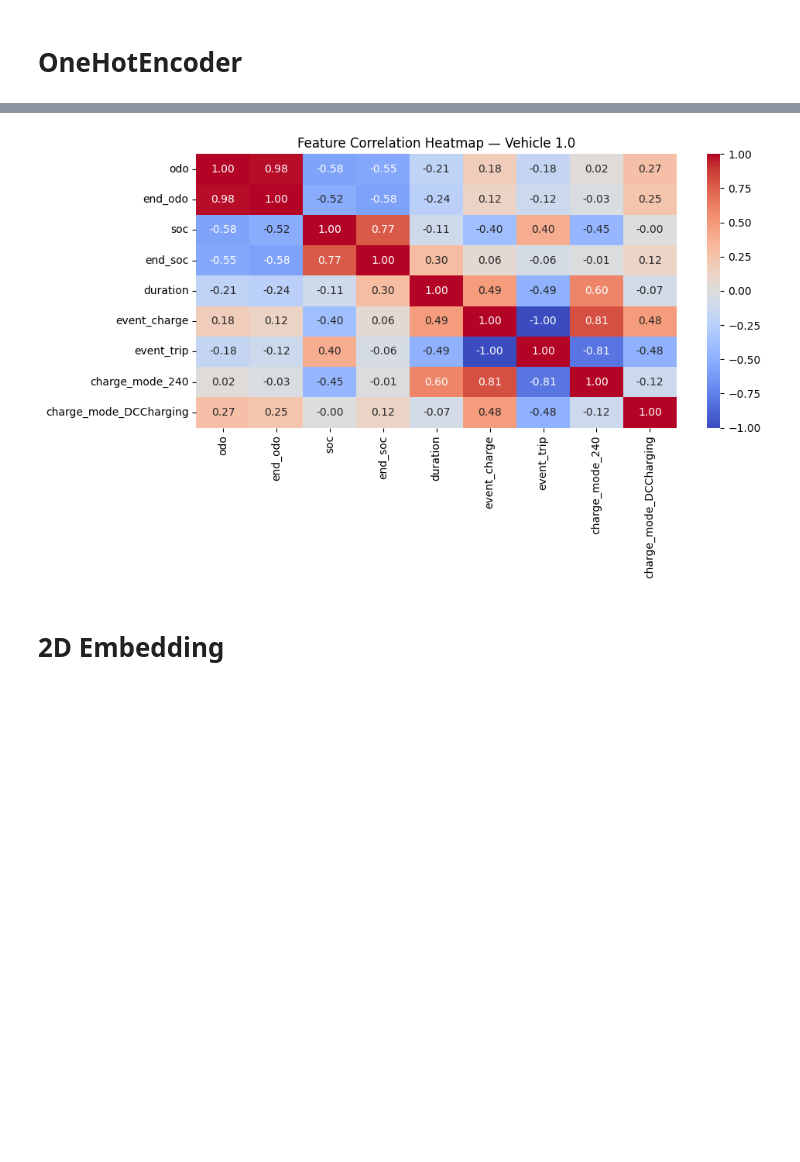
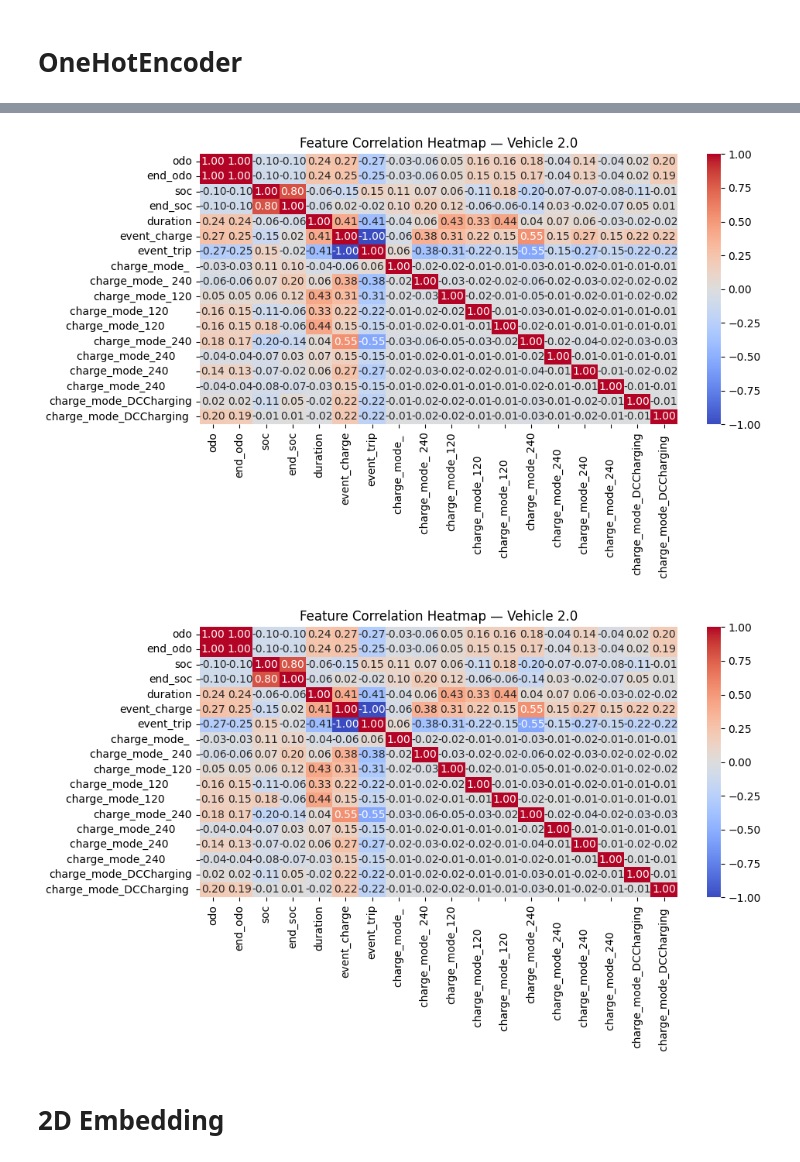
Before and after one commit to Gabriele-Raffaele/KoVAE, a Jupyter notebook: preprocess/data_preprocessing.ipynb, the cells around one changed output, grey strips where cells are left out. Drawn from its saved outputs; the diff is of its cells as text; code cells hidden in the pictures; blank space fills up the shorter version.

```diff
--- a/preprocess/data_preprocessing.ipynb
+++ b/preprocess/data_preprocessing.ipynb
@@ -644,7 +854,7 @@ fig.show()
 # %%
 
 
-vehicles = charge_data['vm'].dropna().unique()
+vehicles = charge_data['vin'].dropna().unique()
 charge_modes = charge_data['charge_mode'].dropna().unique()
 colors = plt.get_cmap('Set2', len(charge_modes))
 
@@ -654,13 +864,13 @@ xedges = np.linspace(x.min(), x.max(), 30)
 yedges = np.linspace(y.min(), y.max(), 30)
 dx = dy = (xedges[1] - xedges[0]) * 0.9
 
-for vm in vehicles:
+for vin in vehicles:
     fig = plt.figure(figsize=(10, 6))
     ax = fig.add_subplot(111, projection='3d')
 
     for i, mode in enumerate(charge_modes):
         subset = charge_data[
-            (charge_data['vm'] == vm) &
+            (charge_data['vin'] == vin) &
             (charge_data['charge_mode'] == mode)
         ]
         if subset.empty:
@@ -691,7 +901,7 @@ for vm in vehicles:
     ax.set_xlabel('Duration (minutes)')
     ax.set_ylabel('Battery difference (SoC%)')
     ax.set_zlabel('Count')
-    ax.set_title(f'3D Histogram of Charging for Vehicle {vm}')
+    ax.set_title(f'3D Histogram of Charging for Vehicle {vin}')
     ax.legend()
     plt.tight_layout()
     plt.show()
@@ -732,11 +938,11 @@ color_map = {
 }
 
 # Lista veicoli
-vehicles = data['vm'].dropna().unique()
+vehicles = data['vin'].dropna().unique()
 
-for vm in vehicles:
+for vin in vehicles:
     fig, ax = plt.subplots(figsize=(14, 8))
-    subset = data[data['vm'] == vm].sort_values(by='timestamp').reset_index(drop=True)
+    subset = data[data['vin'] == vin].sort_values(by='timestamp').reset_index(drop=True)
 
     y_offset = 0
     bar_height = 8
@@ -764,7 +970,7 @@ for vm in vehicles:
     ax.xaxis.set_major_formatter(mdates.DateFormatter('%Y-%m-%d\n%H:%M'))
     ax.set_xlabel('Time')
     ax.set_ylabel('Events (one per row)')
-    ax.set_title(f'Timeline of Events — Vehicle {vm}')
+    ax.set_title(f'Timeline of Events — Vehicle {vin}')
     ax.grid(True)
     ax.set_yticks([])
 
@@ -816,9 +1023,9 @@ legend_labels = {
 }
 
 # Lista veicoli
-vehicles = data['vm'].dropna().unique()
-for vm in vehicles:
-    subset = data[data['vm'] == vm].sort_values(by='timestamp').reset_index(drop=True)
+vehicles = data['vin'].dropna().unique()
+for vin in vehicles:
+    subset = data[data['vin'] == vin].sort_values(by='timestamp').reset_index(drop=True)
 
     fig = go.Figure()
 
@@ -840,7 +1047,7 @@ for vm in vehicles:
         ))
 
     fig.update_layout(
-        title=f"Interactive Timeline of Events — Vehicle {vm}",
+        title=f"Interactive Timeline of Events — Vehicle {vin}",
         xaxis_title="Time",
         yaxis_title="Event Index",
         yaxis=dict(autorange="reversed", tickmode='linear'),
@@ -887,31 +1095,32 @@ data_encoded.head()
 # %%
 #selecting numerical columns
-cols_to_exclude = ['vm', 'event_id']
+cols_to_exclude = ['vin', 'event_id']
 numerical_cols = data_encoded.select_dtypes(include=['int64', 'float64']).columns.tolist()
 numerical_cols = [col for col in numerical_cols if col not in cols_to_exclude]
 
 
 # Selecting only numerical columns for correlation
 numerical_data = data_encoded[numerical_cols]
-vehicles = data_encoded['vm'].unique()
+vehicles = data_encoded['vin'].unique()
 # %%
 for vehicle in vehicles:
-    subset = data_encoded[data_encoded['vm'] == vm]
+    subset = data_encoded[data_encoded['vin'] == vin]
 
     numerical_data = subset[numerical_cols]
 
     if numerical_data.shape[0] < 2:
         continue
 
     corr = numerical_data.corr()
 
     plt.figure(figsize=(10, 6))
     sns.heatmap(corr, annot=True, cmap="coolwarm", fmt=".2f", vmin=-1, vmax=1)
-    plt.title(f'Feature Correlation Heatmap — Vehicle {vm}')
+    plt.title(f'Feature Correlation Heatmap — Vehicle {vin}')
     plt.tight_layout()
     plt.show()
 # %% [output]
-[figure, old version]
+[figure, new version]
+[figure, added]
 # %%
 data_encoded.to_csv('./Dataset_dumarey/preprocessed_dataset/dataset_rounded_OHE.csv', index=False)
 # %% [markdown]
```
Also changed, not shown: parts of 62 cells of this notebook, 56 other files.
